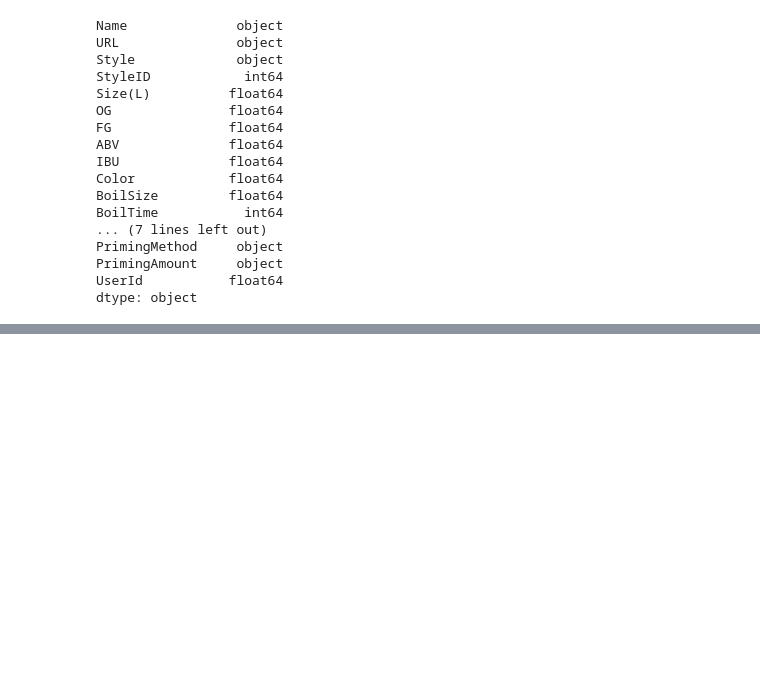
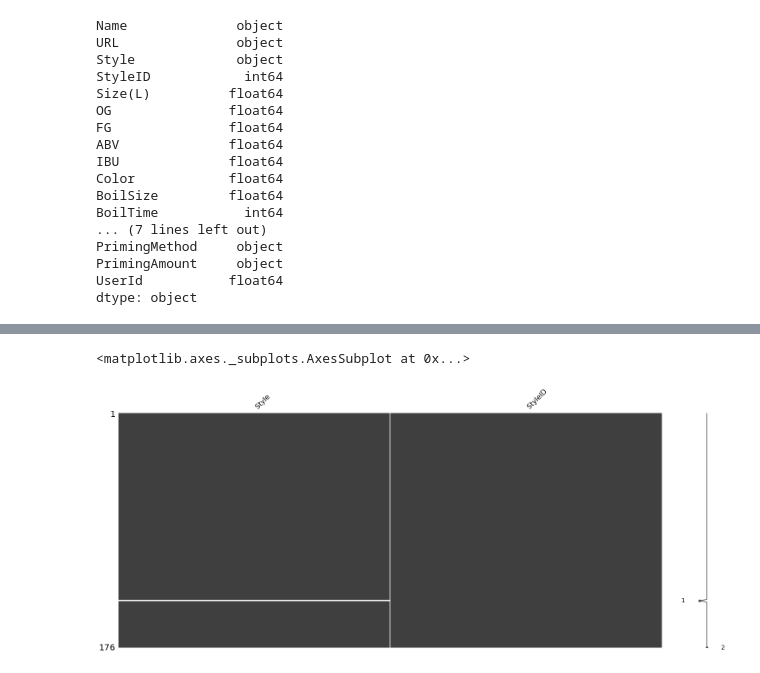
Before and after one commit to Kaioiva/TP_CienciaDeDados, a Jupyter notebook: TP_Ana_Gustavo_Kaio_beer.ipynb, the cells around one changed output, grey strips where cells are left out. Drawn from its saved outputs; the diff is of its cells as text; code cells hidden in the pictures; blank space fills up the shorter version.

```diff
--- a/TP_Ana_Gustavo_Kaio_beer.ipynb
+++ b/TP_Ana_Gustavo_Kaio_beer.ipynb
@@ -54,0 +63,6 @@ df_beer['Size(L)'].median()
+# %%
+df_style = pd.read_csv('styleData.csv', index_col=False, encoding='latin1')
+msno.matrix(df_style.sample(176))
+# %% [output]
+<matplotlib.axes._subplots.AxesSubplot at 0x...>
+[figure, added]
```
Also changed, not shown: parts of 13 cells of this notebook.
